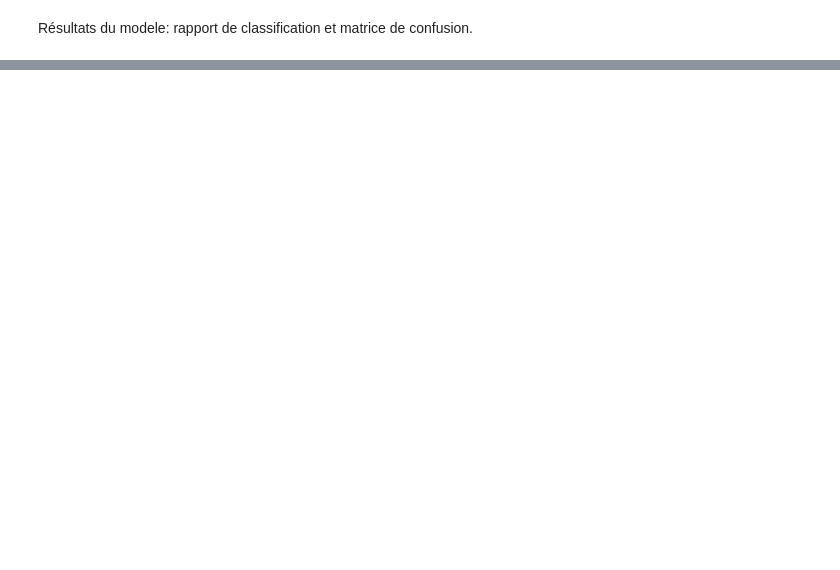
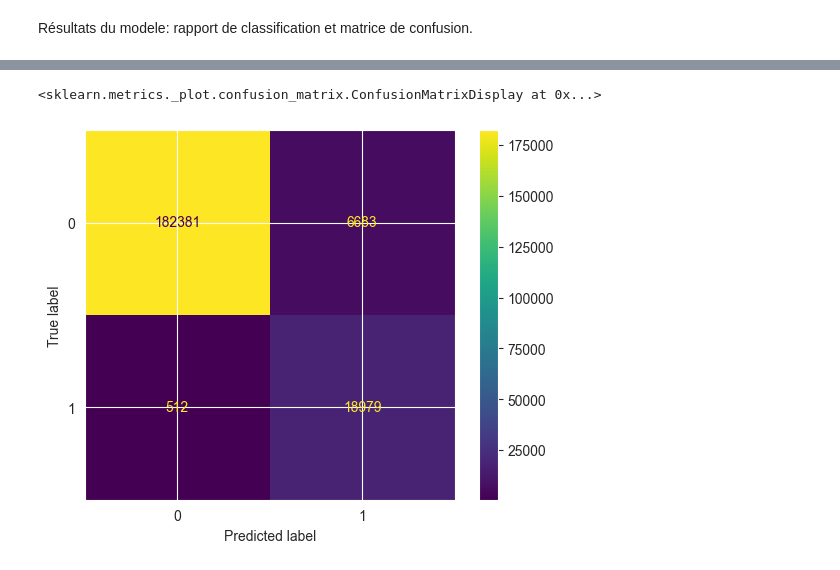
Before and after one commit to val9212/projet_ml, a Jupyter notebook: test.ipynb, the cells around one changed output, grey strips where cells are left out. Saved outputs shown, nothing was run; the diff lists cells and outputs as text; code cells hidden in the pictures; blank space fills up the shorter version.

```diff
--- a/test.ipynb
+++ b/test.ipynb
@@ -191,3 +203,8 @@ Confusion Matrix:
+# %%
+ConfusionMatrixDisplay(confusion_matrix(y_test, y_pred)).plot()
+# %% [output]
+<sklearn.metrics._plot.confusion_matrix.ConfusionMatrixDisplay at 0x...>
+[figure, added]
 # %%
 RocCurveDisplay.from_estimator(model, X_test, y_test)
 plt.show()
```
Also changed, not shown: parts of 21 cells of this notebook, 51 other files.
